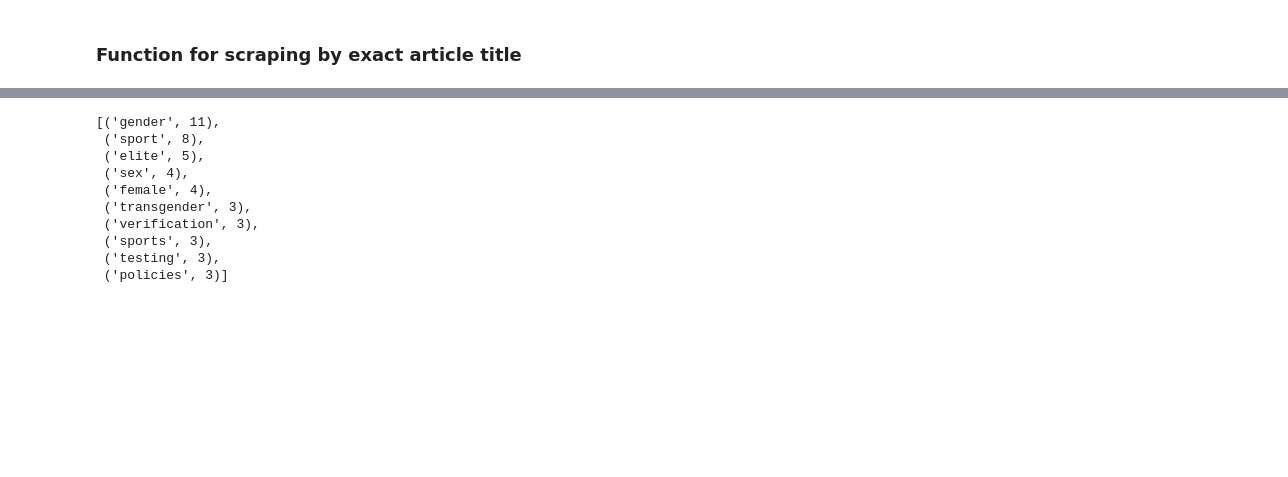
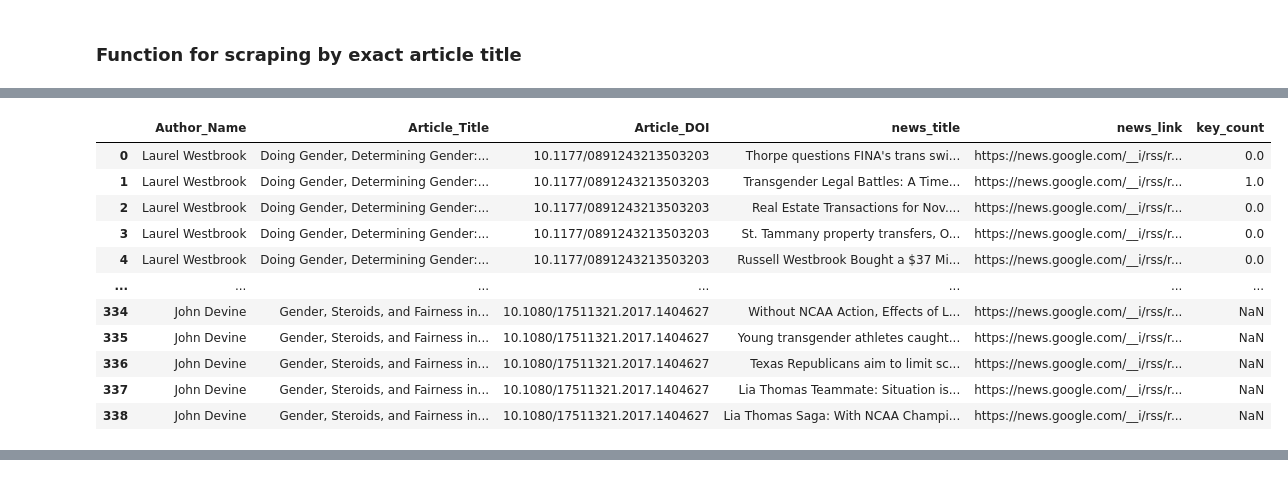
Before and after one commit to ishikar-04/SciPop, a Jupyter notebook: functions_DG.ipynb, the cells around one changed output, grey strips where cells are left out. Cells and saved outputs as stored; diff of their text form; code cells hidden in the pictures; blank space fills up the shorter version.

```diff
--- a/functions_DG.ipynb
+++ b/functions_DG.ipynb
@@ -173,29 +236,16 @@ scraping_title_df
 # %%
-def keywords(df):
-    article_titles = df['Article_Title'].to_list()
-
-    nltk.download('stopwords')
-    stop_words = set(stopwords.words('english'))
-    punct = set(string.punctuation)
-
-    for i in range(len(article_titles)):
-        # lowercasing the text
-        article_titles[i] = article_titles[i].lower()
-        # remove stopwords
-        article_titles[i] = " ".join([word for word in article_titles[i].split() if word not in stop_words])
-        # remove unicode
-        text = article_titles[i].encode(encoding='ascii', errors='ignore').decode()
-        article_titles[i] = " ".join([word for word in text.split()])
-        # remove market ticker and hashtag
-        article_titles[i] = re.sub('\$', '', article_titles[i])
-        article_titles[i] = re.sub('\#', '', article_titles[i])
-        # remove punctuation
-        article_titles[i] = "".join([ch for ch in article_titles[i] if ch not in punct])
-
-    res = ' '.join(article_titles)
-    res = res.split(' ')
-
-    return Counter(res).most_common(10)
-
-keywords(df)
+scrape_out = scraping_author_df.append([scraping_doi_df, scraping_title_df])
+scrape_out
 # %% [output]
+|  | Author_Name | Article_Title | Article_DOI | news_title | news_link | key_count |
+| 0 | Laurel Westbrook | Doing Gender, Determining Gender:... | 10.1177/0891243213503203 | Thorpe questions FINA's trans swi... | https://news.google.com/__i/rss/r... | 0.0 |
+| 1 | Laurel Westbrook | Doing Gender, Determining Gender:... | 10.1177/0891243213503203 | Transgender Legal Battles: A Time... | https://news.google.com/__i/rss/r... | 1.0 |
+| 2 | Laurel Westbrook | Doing Gender, Determining Gender:... | 10.1177/0891243213503203 | Real Estate Transactions for Nov.... | https://news.google.com/__i/rss/r... | 0.0 |
+| 3 | Laurel Westbrook | Doing Gender, Determining Gender:... | 10.1177/0891243213503203 | St. Tammany property transfers, O... | https://news.google.com/__i/rss/r... | 0.0 |
+| 4 | Laurel Westbrook | Doing Gender, Determining Gender:... | 10.1177/0891243213503203 | Russell Westbrook Bought a $37 Mi... | https://news.google.com/__i/rss/r... | 0.0 |
+| ... | ... | ... | ... | ... | ... | ... |
+| 334 | John Devine | Gender, Steroids, and Fairness in... | 10.1080/17511321.2017.1404627 | Without NCAA Action, Effects of L... | https://news.google.com/__i/rss/r... | NaN |
+| 335 | John Devine | Gender, Steroids, and Fairness in... | 10.1080/17511321.2017.1404627 | Young transgender athletes caught... | https://news.google.com/__i/rss/r... | NaN |
+| 336 | John Devine | Gender, Steroids, and Fairness in... | 10.1080/17511321.2017.1404627 | Texas Republicans aim to limit sc... | https://news.google.com/__i/rss/r... | NaN |
+| 337 | John Devine | Gender, Steroids, and Fairness in... | 10.1080/17511321.2017.1404627 | Lia Thomas Teammate: Situation is... | https://news.google.com/__i/rss/r... | NaN |
+| 338 | John Devine | Gender, Steroids, and Fairness in... | 10.1080/17511321.2017.1404627 | Lia Thomas Saga: With NCAA Champi... | https://news.google.com/__i/rss/r... | NaN |
@@ -205,10 +252,0 @@ keywords(df)
-[('gender', 11),
- ('sport', 8),
- ('elite', 5),
- ('sex', 4),
- ('female', 4),
- ('transgender', 3),
- ('verification', 3),
- ('sports', 3),
- ('testing', 3),
- ('policies', 3)]
```
Also changed, not shown: parts of 12 cells of this notebook.
